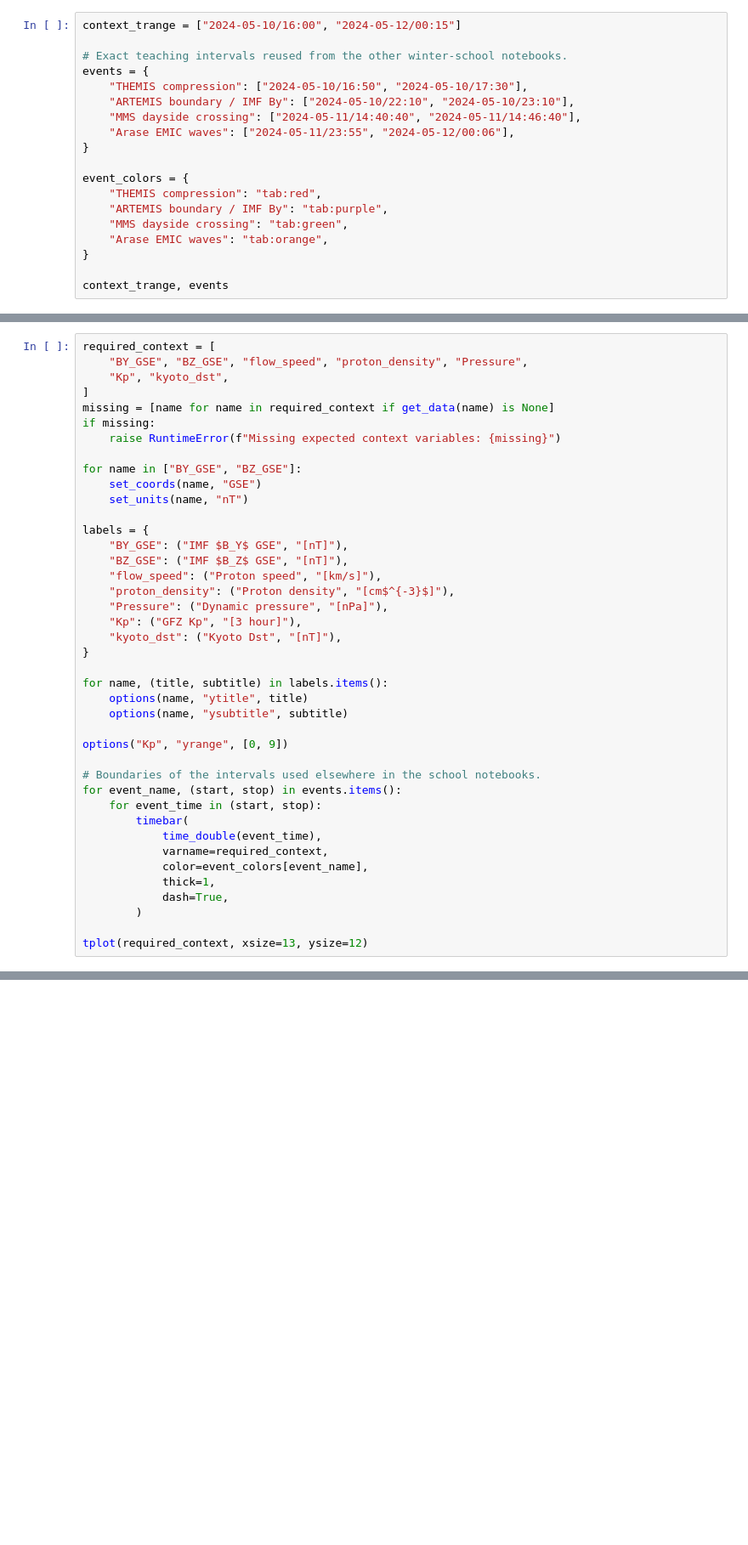
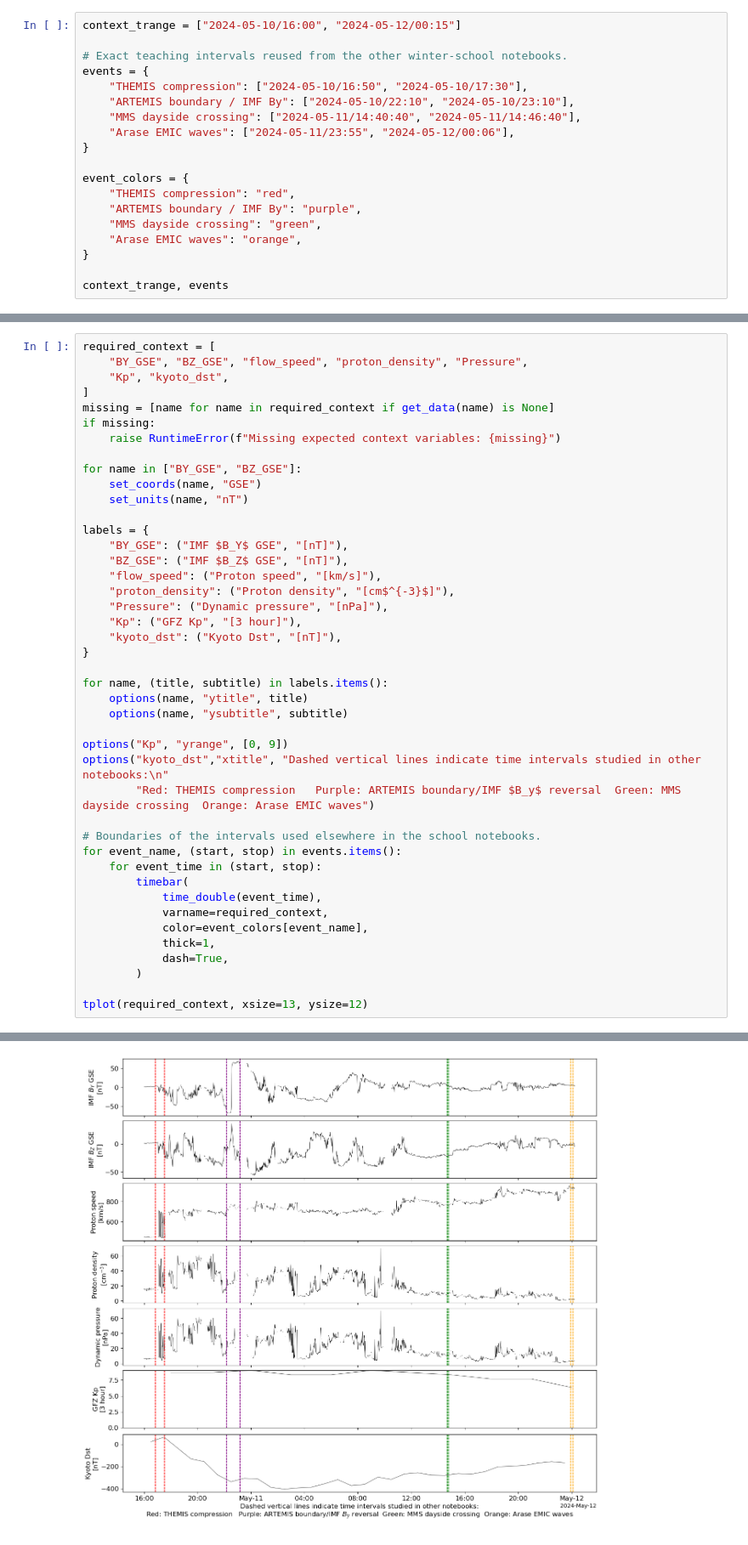
Before and after one commit to spedas/pyspedas_examples, a Jupyter notebook: pyspedas_examples/notebooks/pyhc_winter_school_2027/gannon_global_context_and_orbits.ipynb, the cells around one changed output, grey strips where cells are left out. Shown at 85% size. Saved outputs shown, nothing was run; the diff lists cells and outputs as text; blank space fills up the shorter version.

Commit message:
Adjusted some plots

```diff
--- a/pyspedas_examples/notebooks/pyhc_winter_school_2027/gannon_global_context_and_orbits.ipynb
+++ b/pyspedas_examples/notebooks/pyhc_winter_school_2027/gannon_global_context_and_orbits.ipynb
@@ -48,10 +64,10 @@ events = {
 }
 
 event_colors = {
-    "THEMIS compression": "tab:red",
-    "ARTEMIS boundary / IMF By": "tab:purple",
-    "MMS dayside crossing": "tab:green",
-    "Arase EMIC waves": "tab:orange",
+    "THEMIS compression": "red",
+    "ARTEMIS boundary / IMF By": "purple",
+    "MMS dayside crossing": "green",
+    "Arase EMIC waves": "orange",
 }
 
 context_trange, events
@@ -113,6 +155,8 @@ for name, (title, subtitle) in labels.items():
     options(name, "ysubtitle", subtitle)
 
 options("Kp", "yrange", [0, 9])
+options("kyoto_dst","xtitle", "Dashed vertical lines indicate time intervals studied in other notebooks:\n"
+        "Red: THEMIS compression   Purple: ARTEMIS boundary/IMF $B_y$ reversal  Green: MMS dayside crossing  Orange: Arase EMIC waves")
 
 # Boundaries of the intervals used elsewhere in the school notebooks.
 for event_name, (start, stop) in events.items():
@@ -126,3 +170,4 @@ for event_name, (start, stop) in events.items():
         )
 
 tplot(required_context, xsize=13, ysize=12)
+# %% [output]
@@ -129,3 +178,4 @@ tplot(required_context, xsize=13, ysize=12)
+[figure, added]
 # %% [markdown]
 ### Pressure states for the magnetopause model
 
```
Also changed, not shown: parts of 15 cells of this notebook.
